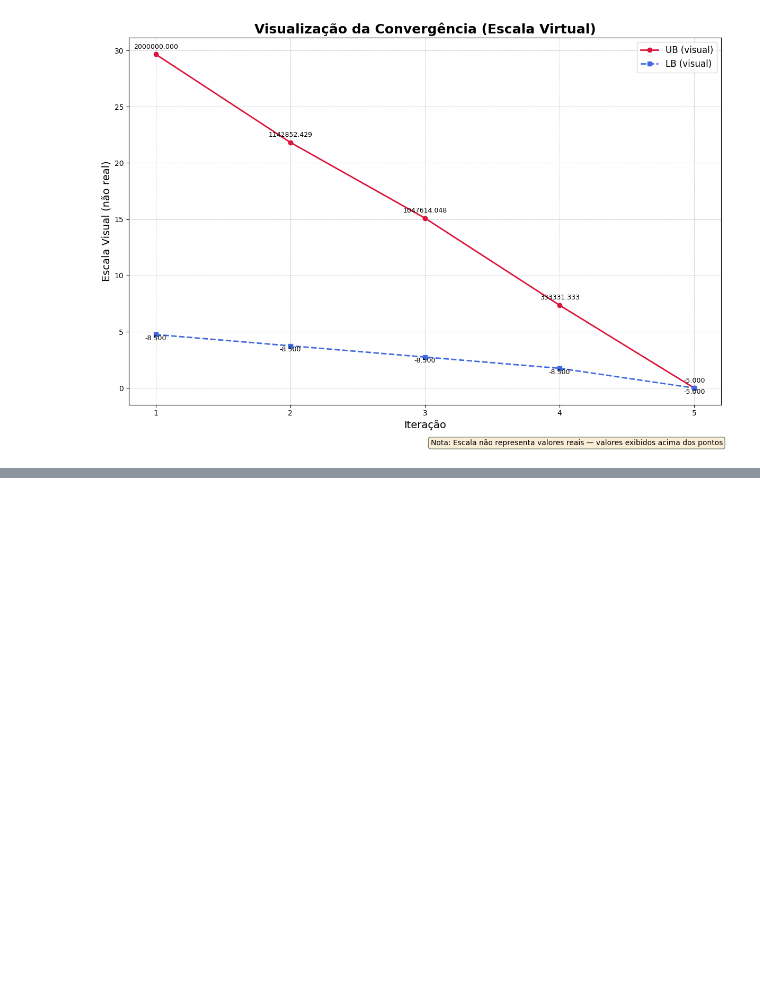
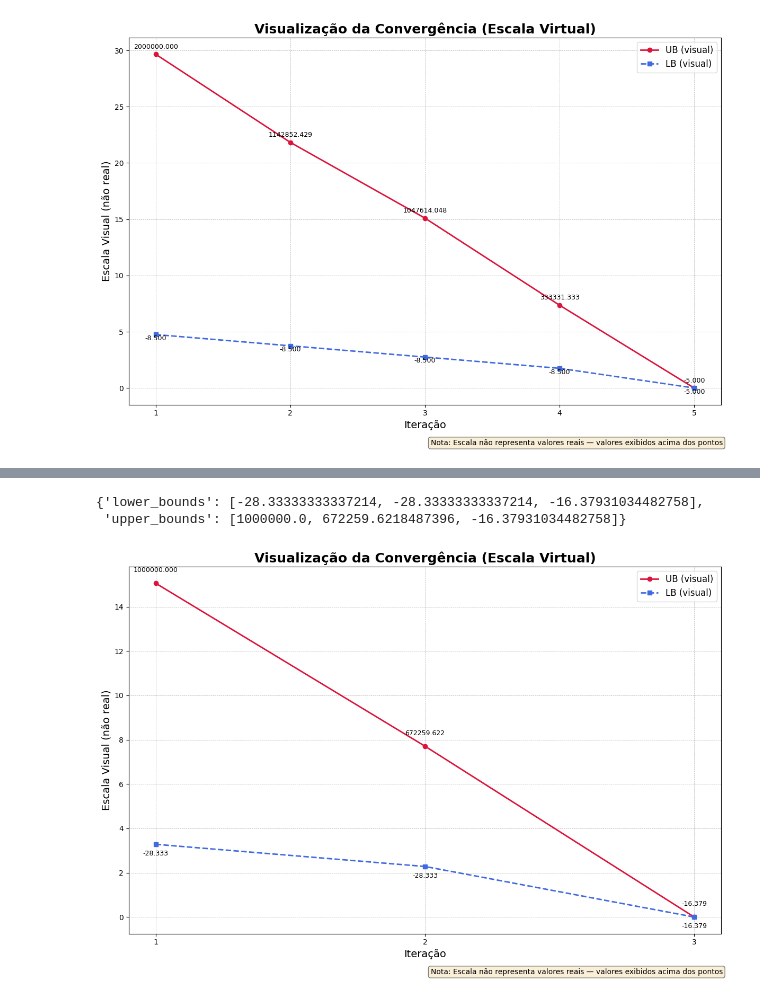
Before and after one commit to JoseBieco/SME5901-SME5902-Entregas, a Jupyter notebook: Dantzig-Wolfe.ipynb, the cells around one changed output, grey strips where cells are left out. Drawn from its saved outputs; the diff is of its cells as text; code cells hidden in the pictures; blank space fills up the shorter version.

```diff
--- a/Dantzig-Wolfe.ipynb
+++ b/Dantzig-Wolfe.ipynb
@@ -944,0 +1456,24 @@ dw_solver.plot_convergence()
+# %%
+master_b = [13]
+master_signs = ['<=']
+
+subproblems_list = [
+    # Subproblema único
+    {
+        'c': np.array([-5, 1]),
+        'A_master': np.array([[7, -5]]),
+        'A_sub': np.array([[3, 2]]),
+        'b_sub': np.array([17]),
+    }
+]
+
+
+dw_solver = DantzigWolfe(master_b=master_b, subproblems=subproblems_list)
+final_solution, final_value = dw_solver.solve()
+
+if final_solution is not None:
+    print("\n\n================= RESULTADO FINAL =================")
+    print(f"Valor Ótimo da Função Objetivo: {final_value:.6f}")
+    print("Valores das Variáveis de Decisão:")
+    print(f"  - Solução (x1, x2): {np.round(final_solution, 4)}")
+    print("===================================================")
@@ -944,0 +1498,9 @@ dw_solver.plot_convergence()
+# %%
+dw_solver.get_convergence_history()
+# %% [output]
+{'lower_bounds': [-28.33333333337214, -28.33333333337214, -16.37931034482758],
+ 'upper_bounds': [1000000.0, 672259.6218487396, -16.37931034482758]}
+# %%
+dw_solver.plot_convergence()
+# %% [output]
+[figure, added]
```
Also changed, not shown: parts of 24 cells of this notebook.
